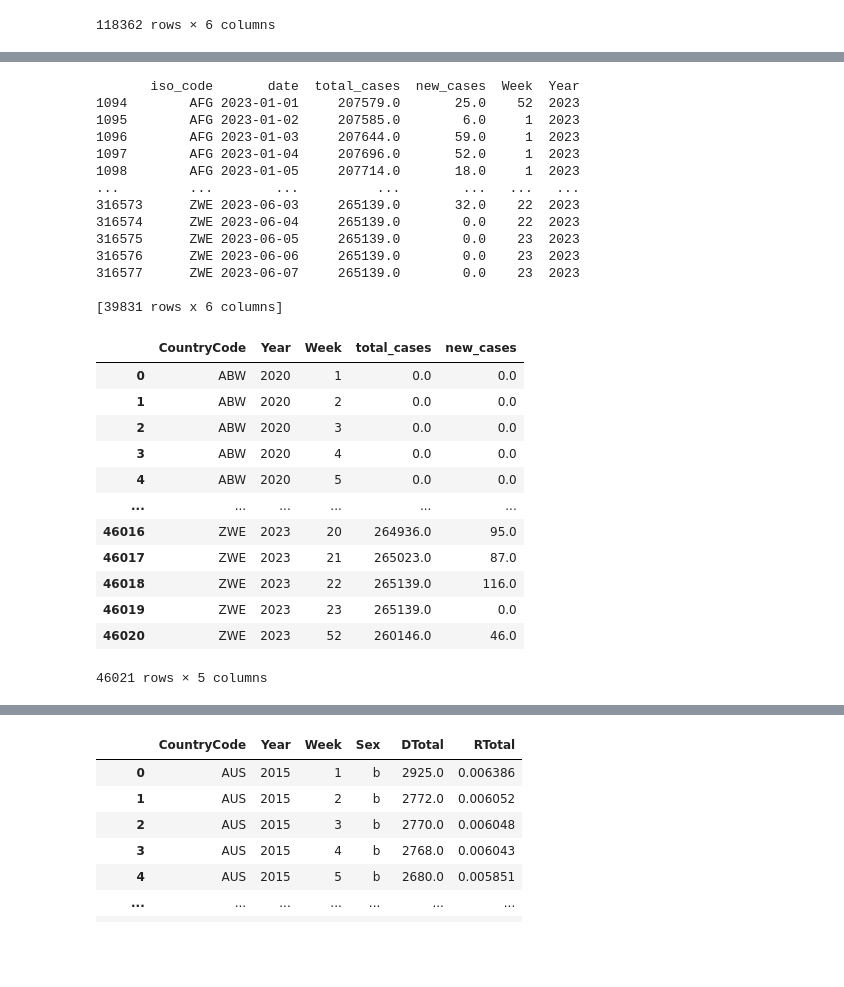
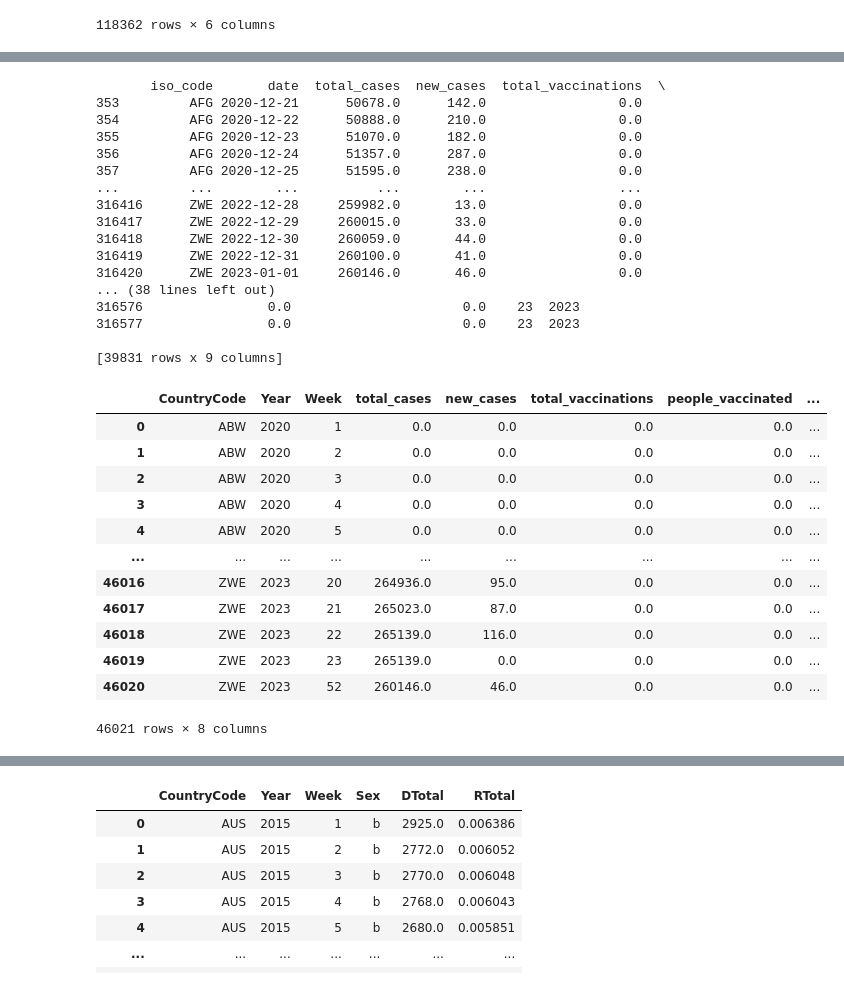
Before and after one commit to Anandraj-S/excess-death-analysis, a Jupyter notebook: excess_deaths.ipynb, the cells around one changed output, grey strips where cells are left out. Cells and saved outputs as stored; diff of their text form; code cells hidden in the pictures; blank space fills up the shorter version.

Commit message:
data cleaning and manipulation

```diff
--- a/excess_deaths.ipynb
+++ b/excess_deaths.ipynb
@@ -54,7 +74,7 @@ covid_cases_data
 mortality_df = mortality_data.drop(columns=['D0_14', 'D15_64', 'D65_74',
        'D75_84', 'D85p', 'R0_14', 'R15_64', 'R65_74', 'R75_84',
        'R85p', 'Split', 'SplitSex', 'Forecast'], axis=1)
-covid_cases_df = covid_cases_data[['iso_code', 'date', 'total_cases', 'new_cases']]
+covid_cases_df = covid_cases_data[['iso_code', 'date', 'total_cases', 'new_cases', 'total_vaccinations', 'people_vaccinated', 'people_fully_vaccinated']]
 # %%
 mortality_df
 # %% [output]
@@ -162,39 +182,42 @@ See the caveats in the documentation: https://pandas.pydata.org/pandas-docs/stab
 # Fillna with Zero
 covid_cases_df = covid_cases_df.fillna(0)
 # %%
-# print(covid_cases_df[covid_cases_df['week'] == 52])
+print(covid_cases_df[covid_cases_df['Week'] == 52])
 print(covid_cases_df[covid_cases_df['Year'] == 2023])
 # %% [output]
-       iso_code       date  total_cases  new_cases  Week  Year
-1094        AFG 2023-01-01     207579.0       25.0    52  2023
-1095        AFG 2023-01-02     207585.0        6.0     1  2023
-1096        AFG 2023-01-03     207644.0       59.0     1  2023
-1097        AFG 2023-01-04     207696.0       52.0     1  2023
-1098        AFG 2023-01-05     207714.0       18.0     1  2023
-...         ...        ...          ...        ...   ...   ...
-316573      ZWE 2023-06-03     265139.0       32.0    22  2023
-316574      ZWE 2023-06-04     265139.0        0.0    22  2023
-316575      ZWE 2023-06-05     265139.0        0.0    23  2023
-316576      ZWE 2023-06-06     265139.0        0.0    23  2023
-316577      ZWE 2023-06-07     265139.0        0.0    23  2023
+       iso_code       date  total_cases  new_cases  total_vaccinations  \
+353         AFG 2020-12-21      50678.0      142.0                 0.0
+354         AFG 2020-12-22      50888.0      210.0                 0.0
+355         AFG 2020-12-23      51070.0      182.0                 0.0
+356         AFG 2020-12-24      51357.0      287.0                 0.0
+357         AFG 2020-12-25      51595.0      238.0                 0.0
+...         ...        ...          ...        ...                 ...
+316416      ZWE 2022-12-28     259982.0       13.0                 0.0
+316417      ZWE 2022-12-29     260015.0       33.0                 0.0
+316418      ZWE 2022-12-30     260059.0       44.0                 0.0
+316419      ZWE 2022-12-31     260100.0       41.0                 0.0
+316420      ZWE 2023-01-01     260146.0       46.0                 0.0
+... (38 lines left out)
+316576                0.0                      0.0    23  2023
+316577                0.0                      0.0    23  2023
 
-[39831 rows x 6 columns]
+[39831 rows x 9 columns]
 # %%
-covid_cases_df = covid_cases_df.groupby(['iso_code', 'Year', 'Week']).agg({'total_cases':'max', 'new_cases':'sum'})
+covid_cases_df = covid_cases_df.groupby(['iso_code', 'Year', 'Week']).agg({'total_cases':'max', 'new_cases':'sum', 'total_vaccinations':'max', 'people_vaccinated':'sum', 'people_fully_vaccinated':'sum'})
 covid_cases_df = pd.DataFrame(covid_cases_df).reset_index()
 covid_cases_df.rename(columns={'iso_code':'CountryCode'},inplace=True)
 covid_cases_df
 # %% [output]
-|  | CountryCode | Year | Week | total_cases | new_cases |
-| 0 | ABW | 2020 | 1 | 0.0 | 0.0 |
-| 1 | ABW | 2020 | 2 | 0.0 | 0.0 |
-| 2 | ABW | 2020 | 3 | 0.0 | 0.0 |
-| 3 | ABW | 2020 | 4 | 0.0 | 0.0 |
-| 4 | ABW | 2020 | 5 | 0.0 | 0.0 |
-| ... | ... | ... | ... | ... | ... |
-| 46016 | ZWE | 2023 | 20 | 264936.0 | 95.0 |
-| 46017 | ZWE | 2023 | 21 | 265023.0 | 87.0 |
-| 46018 | ZWE | 2023 | 22 | 265139.0 | 116.0 |
-| 46019 | ZWE | 2023 | 23 | 265139.0 | 0.0 |
-| 46020 | ZWE | 2023 | 52 | 260146.0 | 46.0 |
+|  | CountryCode | Year | Week | total_cases | new_cases | total_vaccinations | people_vaccinated | ... |
+| 0 | ABW | 2020 | 1 | 0.0 | 0.0 | 0.0 | 0.0 | ... |
+| 1 | ABW | 2020 | 2 | 0.0 | 0.0 | 0.0 | 0.0 | ... |
+| 2 | ABW | 2020 | 3 | 0.0 | 0.0 | 0.0 | 0.0 | ... |
+| 3 | ABW | 2020 | 4 | 0.0 | 0.0 | 0.0 | 0.0 | ... |
+| 4 | ABW | 2020 | 5 | 0.0 | 0.0 | 0.0 | 0.0 | ... |
+| ... | ... | ... | ... | ... | ... | ... | ... | ... |
+| 46016 | ZWE | 2023 | 20 | 264936.0 | 95.0 | 0.0 | 0.0 | ... |
+| 46017 | ZWE | 2023 | 21 | 265023.0 | 87.0 | 0.0 | 0.0 | ... |
+| 46018 | ZWE | 2023 | 22 | 265139.0 | 116.0 | 0.0 | 0.0 | ... |
+| 46019 | ZWE | 2023 | 23 | 265139.0 | 0.0 | 0.0 | 0.0 | ... |
+| 46020 | ZWE | 2023 | 52 | 260146.0 | 46.0 | 0.0 | 0.0 | ... |
-46021 rows × 5 columns
+46021 rows × 8 columns
```
Also changed, not shown: parts of 7 cells of this notebook.
